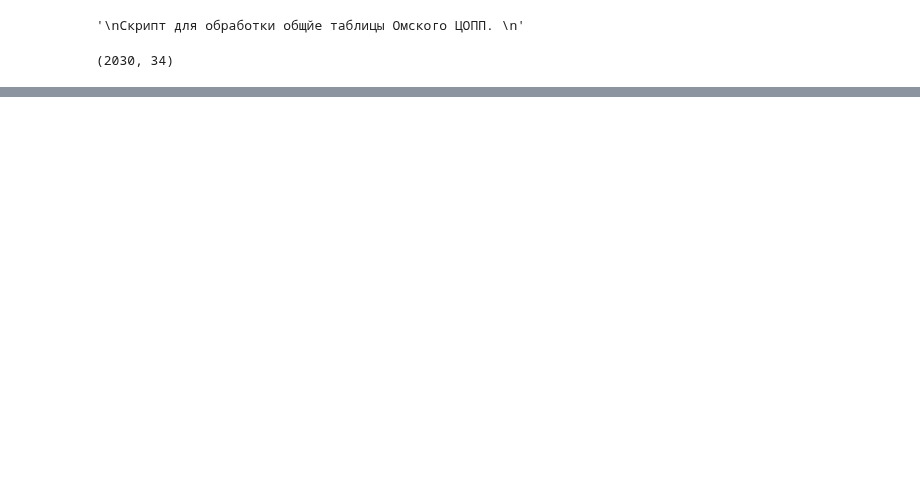
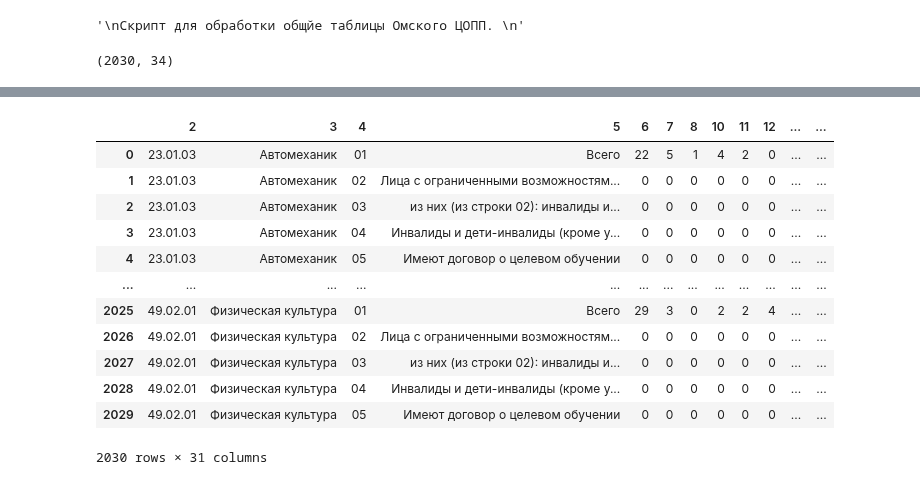
Before and after one commit to t0r1n88/Dodger_2023, a Jupyter notebook: omsk_prepare_df.ipynb, the cells around one changed output, grey strips where cells are left out. Saved outputs shown, nothing was run; the diff lists cells and outputs as text; code cells hidden in the pictures; blank space fills up the shorter version.

Commit message:
Реализовал группировку числовых значений.

```diff
--- a/omsk_prepare_df.ipynb
+++ b/omsk_prepare_df.ipynb
@@ -28,6 +28,19 @@ import openpyxl
 from openpyxl.utils.dataframe import dataframe_to_rows
 import re
 import random
+# %%
+def check_data(cell):
+    """
+    Метод для проверки значения ячейки
+    :param cell: значение ячейки
+    :return: число в формате int
+    """
+    if cell is np.nan:
+        return 0
+    if cell.isdigit():
+        return int(cell)
+    else:
+        return 0
 # %%
 def check_sameness_range(df:pd.DataFrame,names_columns:list,border,amendment):
 
@@ -107,0 +145,23 @@ error_df = pd.concat([error_df, check_error_df], axis=0, ignore_index=True)
+# %%
+df.drop(columns=['1','9','34'],inplace=True) #Удаляем лишние колонки мешающие группировке
+# %%
+columns_to_apply = ['6','7','8','10','11','12','13','14','15','16','17','18','19','20','21','22','23'
+                    ,'24','25','26','27','28','29','30','31','32','33']
+# %%
+df[columns_to_apply] = df[columns_to_apply].applymap(check_data)
+# %%
+df
+# %% [output]
+|  | 2 | 3 | 4 | 5 | 6 | 7 | 8 | 10 | 11 | 12 | ... | ... |
+| 0 | 23.01.03 | Автомеханик | 01 | Всего | 22 | 5 | 1 | 4 | 2 | 0 | ... | ... |
+| 1 | 23.01.03 | Автомеханик | 02 | Лица с ограниченными возможностям... | 0 | 0 | 0 | 0 | 0 | 0 | ... | ... |
+| 2 | 23.01.03 | Автомеханик | 03 | из них (из строки 02): инвалиды и... | 0 | 0 | 0 | 0 | 0 | 0 | ... | ... |
+| 3 | 23.01.03 | Автомеханик | 04 | Инвалиды и дети-инвалиды (кроме у... | 0 | 0 | 0 | 0 | 0 | 0 | ... | ... |
+| 4 | 23.01.03 | Автомеханик | 05 | Имеют договор о целевом обучении | 0 | 0 | 0 | 0 | 0 | 0 | ... | ... |
+| ... | ... | ... | ... | ... | ... | ... | ... | ... | ... | ... | ... | ... |
+| 2025 | 49.02.01 | Физическая культура | 01 | Всего | 29 | 3 | 0 | 2 | 2 | 4 | ... | ... |
+| 2026 | 49.02.01 | Физическая культура | 02 | Лица с ограниченными возможностям... | 0 | 0 | 0 | 0 | 0 | 0 | ... | ... |
+| 2027 | 49.02.01 | Физическая культура | 03 | из них (из строки 02): инвалиды и... | 0 | 0 | 0 | 0 | 0 | 0 | ... | ... |
+| 2028 | 49.02.01 | Физическая культура | 04 | Инвалиды и дети-инвалиды (кроме у... | 0 | 0 | 0 | 0 | 0 | 0 | ... | ... |
+| 2029 | 49.02.01 | Физическая культура | 05 | Имеют договор о целевом обучении | 0 | 0 | 0 | 0 | 0 | 0 | ... | ... |
+2030 rows × 31 columns
```
Also changed, not shown: parts of 8 cells of this notebook.
